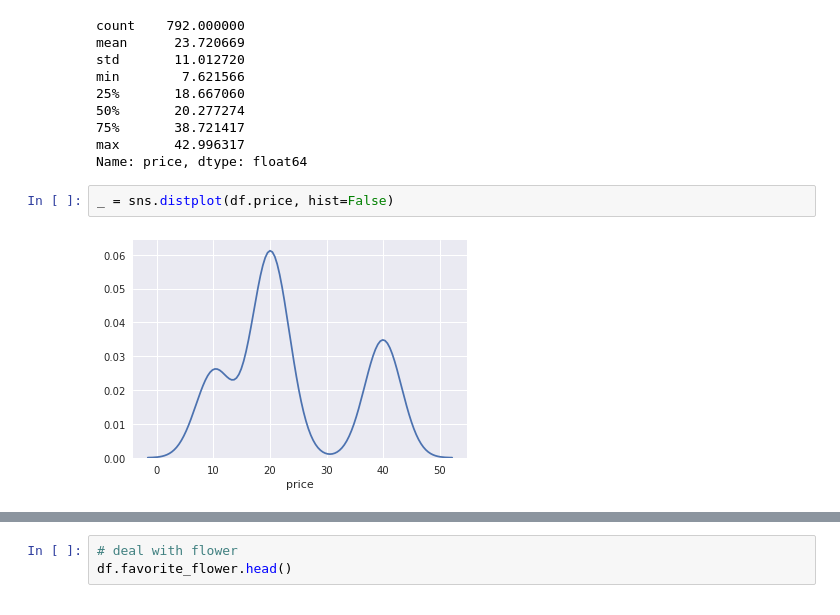
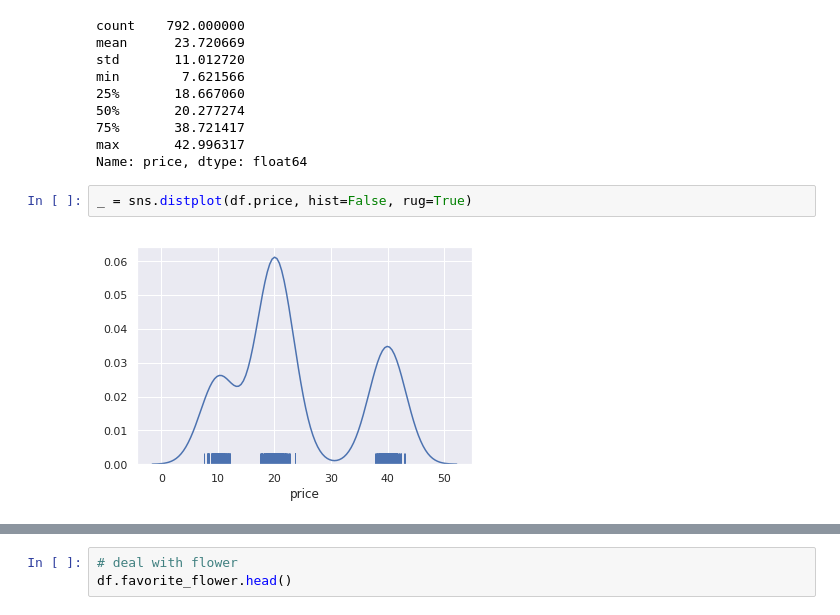
Before and after one commit to rohanaru53/COMSW4995_007_2018_3, a Jupyter notebook: notebooks/slides_week1.ipynb, the cells around one changed output, grey strips where cells are left out. Cells and saved outputs as stored; diff of their text form.

```diff
--- a/notebooks/slides_week1.ipynb
+++ b/notebooks/slides_week1.ipynb
@@ -391,9 +375,9 @@ min        7.621566
 max       42.996317
 Name: price, dtype: float64
 # %%
-_ = sns.distplot(df.price, hist=False)
+_ = sns.distplot(df.price, hist=False, rug=True)
 # %% [output]
-[figure, old version]
+[figure, new version]
 # %%
 df.info()
 # %% [output]
```
Also changed, not shown: parts of 19 cells of this notebook, 1 other file.
